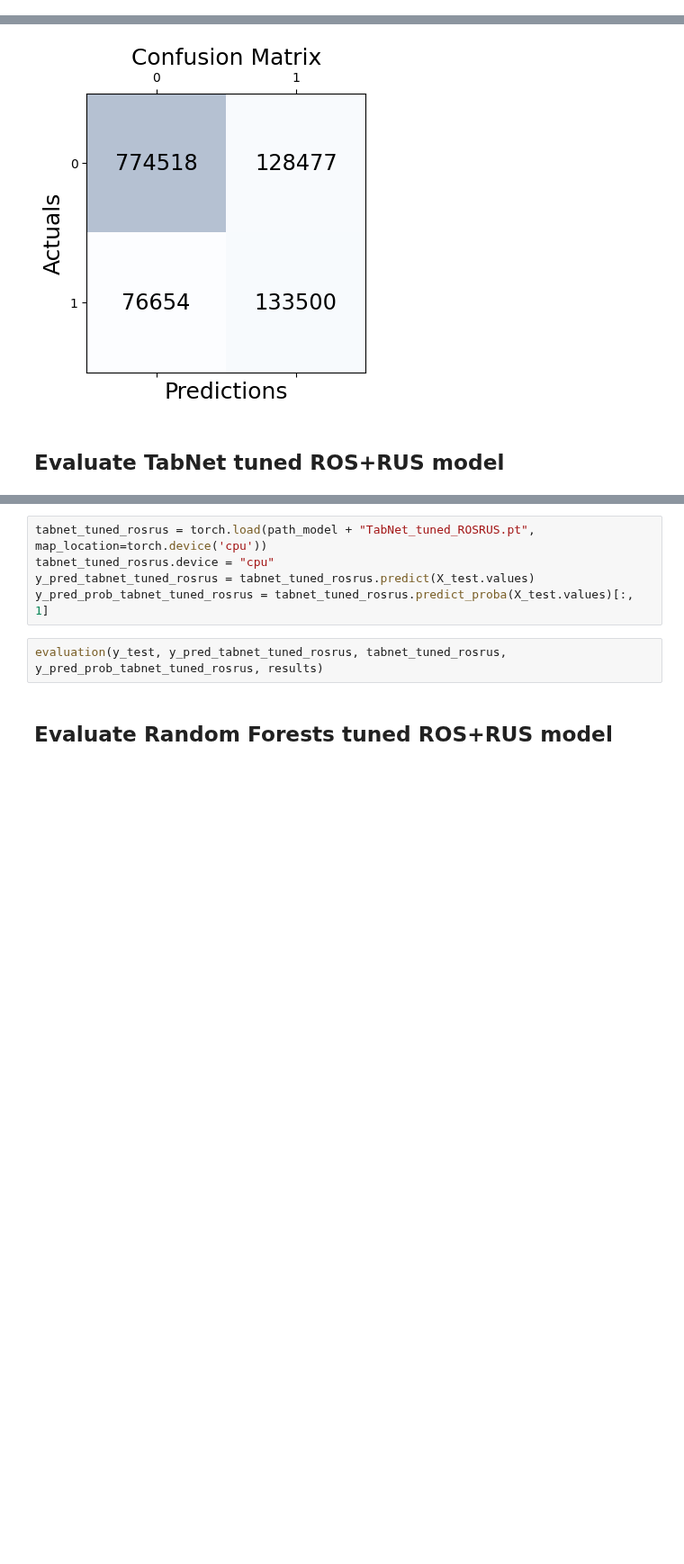
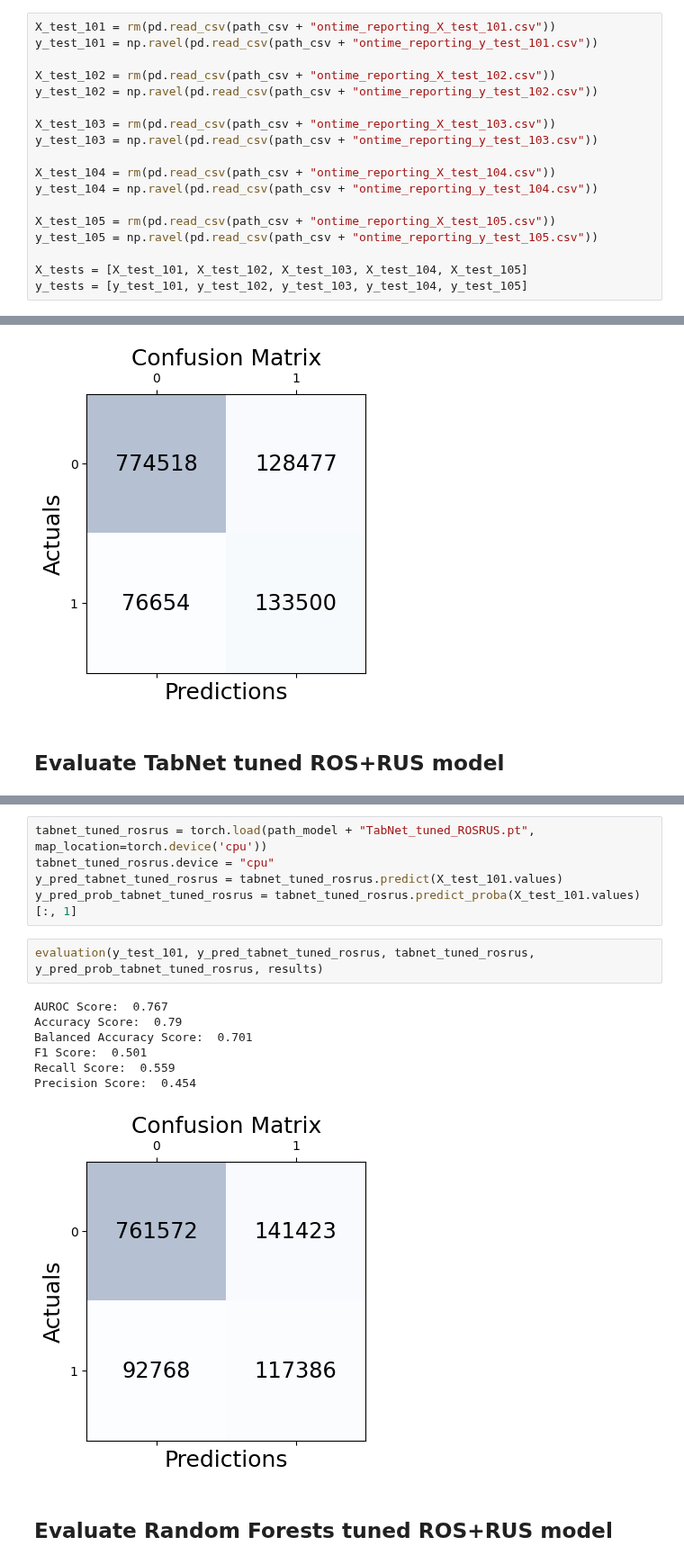
Before and after one commit to rvloenhout/DSS_Master_Thesis, a Jupyter notebook: _3. Evaluation/3. ROS+RUS_eval.ipynb, the cells around one changed output, grey strips where cells are left out. Shown at 90% size. Saved outputs shown, nothing was run; the diff lists cells and outputs as text; blank space fills up the shorter version.

```diff
--- a/_3. Evaluation/3. ROS+RUS_eval.ipynb
+++ b/_3. Evaluation/3. ROS+RUS_eval.ipynb
@@ -16,0 +18,18 @@ y_test = np.ravel(y_test)
+# %%
+X_test_101 = rm(pd.read_csv(path_csv + "ontime_reporting_X_test_101.csv"))
+y_test_101 = np.ravel(pd.read_csv(path_csv + "ontime_reporting_y_test_101.csv"))
+
+X_test_102 = rm(pd.read_csv(path_csv + "ontime_reporting_X_test_102.csv"))
+y_test_102 = np.ravel(pd.read_csv(path_csv + "ontime_reporting_y_test_102.csv"))
+
+X_test_103 = rm(pd.read_csv(path_csv + "ontime_reporting_X_test_103.csv"))
+y_test_103 = np.ravel(pd.read_csv(path_csv + "ontime_reporting_y_test_103.csv"))
+
+X_test_104 = rm(pd.read_csv(path_csv + "ontime_reporting_X_test_104.csv"))
+y_test_104 = np.ravel(pd.read_csv(path_csv + "ontime_reporting_y_test_104.csv"))
+
+X_test_105 = rm(pd.read_csv(path_csv + "ontime_reporting_X_test_105.csv"))
+y_test_105 = np.ravel(pd.read_csv(path_csv + "ontime_reporting_y_test_105.csv"))
+
+X_tests = [X_test_101, X_test_102, X_test_103, X_test_104, X_test_105]
+y_tests = [y_test_101, y_test_102, y_test_103, y_test_104, y_test_105]
@@ -52,9 +132,17 @@ Precision Score:  0.51
 # %%
 tabnet_tuned_rosrus = torch.load(path_model + "TabNet_tuned_ROSRUS.pt", map_location=torch.device('cpu'))
 tabnet_tuned_rosrus.device = "cpu"
-y_pred_tabnet_tuned_rosrus = tabnet_tuned_rosrus.predict(X_test.values)
-y_pred_prob_tabnet_tuned_rosrus = tabnet_tuned_rosrus.predict_proba(X_test.values)[:, 1]
+y_pred_tabnet_tuned_rosrus = tabnet_tuned_rosrus.predict(X_test_101.values)
+y_pred_prob_tabnet_tuned_rosrus = tabnet_tuned_rosrus.predict_proba(X_test_101.values)[:, 1]
 # %%
-evaluation(y_test, y_pred_tabnet_tuned_rosrus, tabnet_tuned_rosrus, y_pred_prob_tabnet_tuned_rosrus, results)
+evaluation(y_test_101, y_pred_tabnet_tuned_rosrus, tabnet_tuned_rosrus, y_pred_prob_tabnet_tuned_rosrus, results)
+# %% [output]
+AUROC Score:  0.767
+Accuracy Score:  0.79
+Balanced Accuracy Score:  0.701
+F1 Score:  0.501
+Recall Score:  0.559
+Precision Score:  0.454
+[figure, added]
 # %% [markdown]
 ## Evaluate Random Forests tuned ROS+RUS model
```
Also changed, not shown: parts of 18 cells of this notebook, 12 other files.
